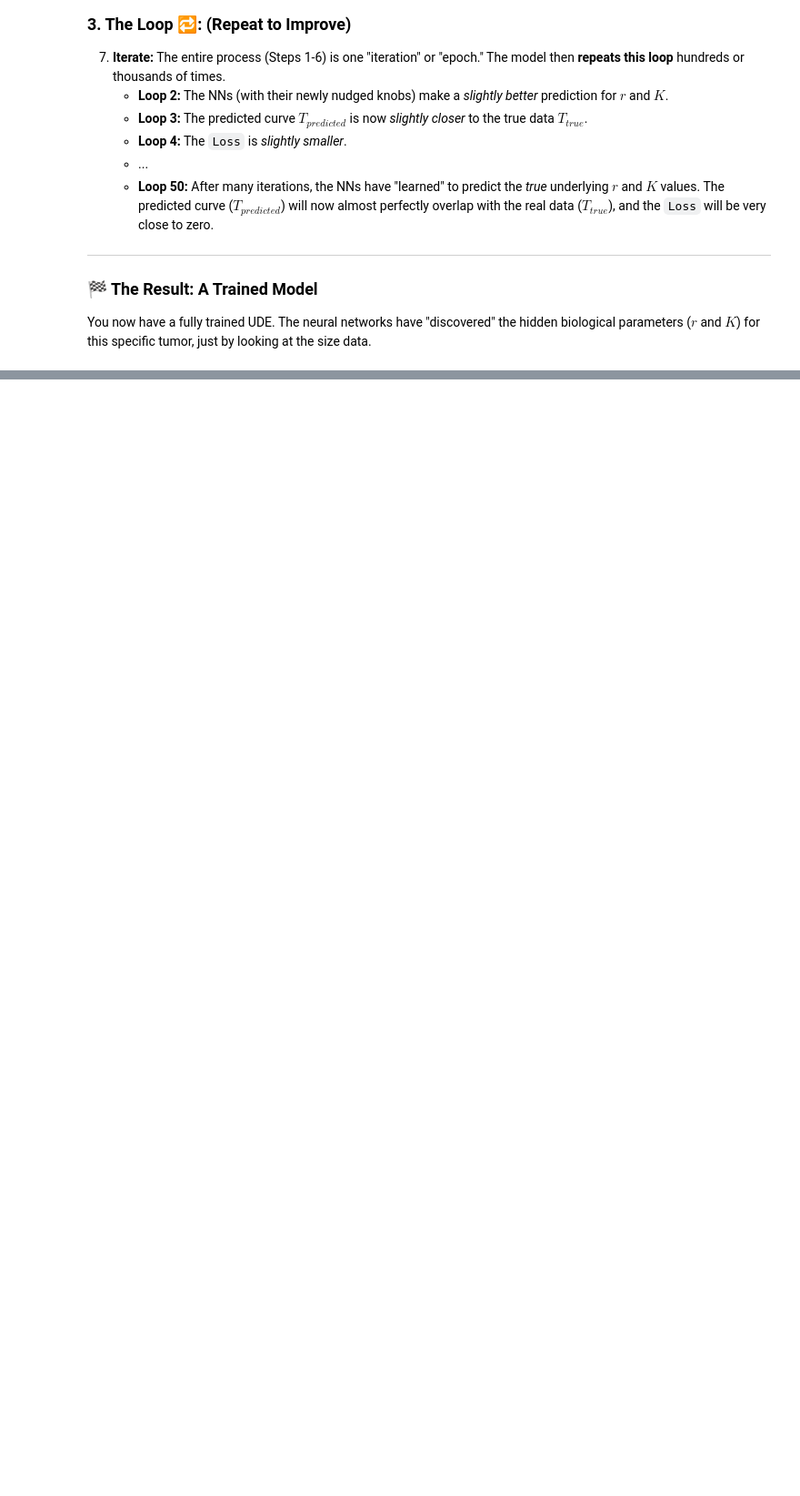
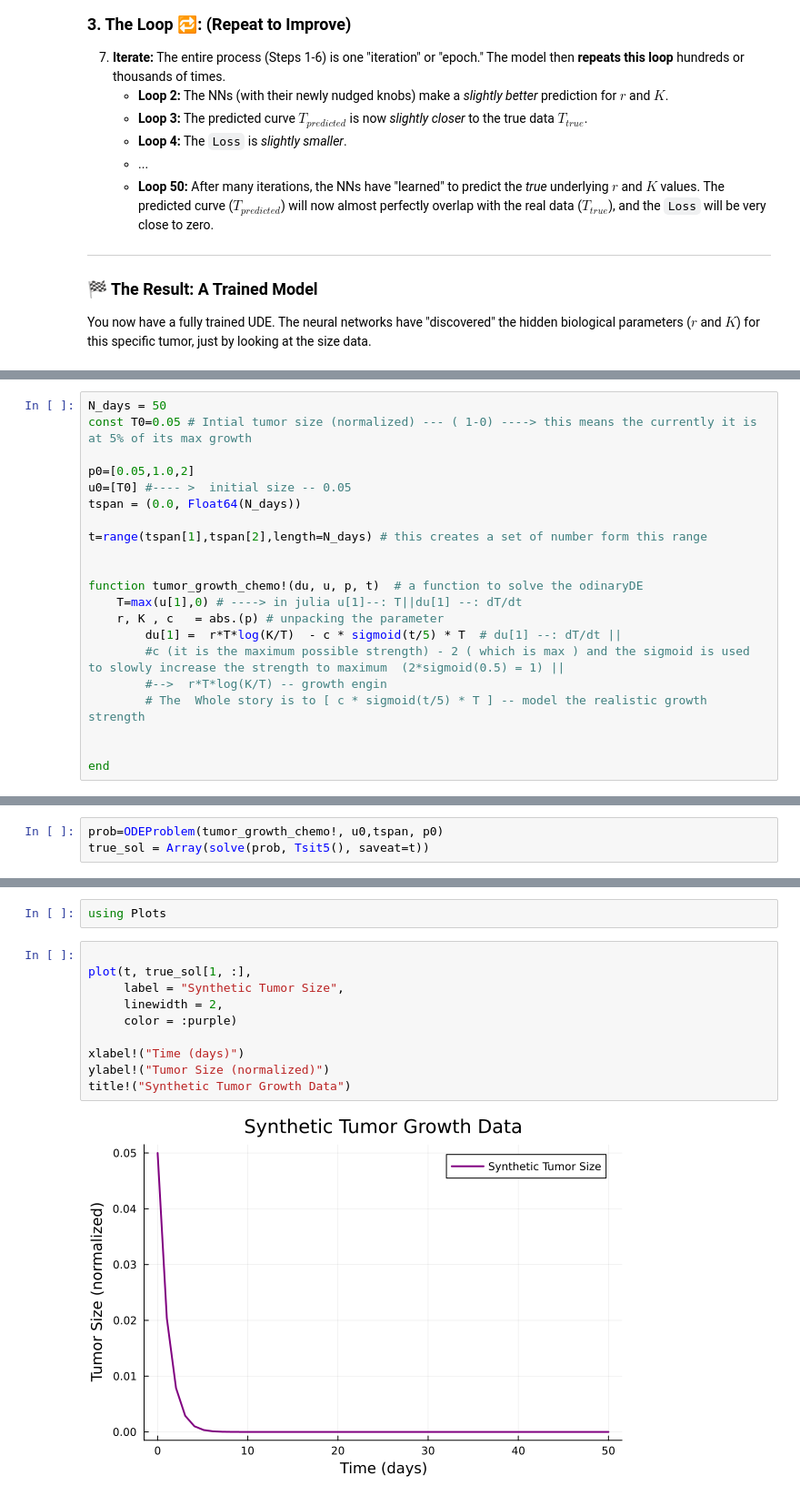
Before and after one commit to Nirbhay0007/SciML_Projects, a Jupyter notebook: cancer_growth_modeling.ipynb, the cells around one changed output, grey strips where cells are left out. Shown: that part at 91% size. Saved outputs shown, nothing was run; the diff lists cells and outputs as text; blank space fills up the shorter version.

```diff
--- a/cancer_growth_modeling.ipynb
+++ b/cancer_growth_modeling.ipynb
@@ -134,0 +143,21 @@ You now have a fully trained UDE. The neural networks have "discovered" the hidd
+# %%
+N_days = 50
+const T0=0.05 # Intial tumor size (normalized) --- ( 1-0) ----> this means the currently it is at 5% of its max growth
+
+p0=[0.05,1.0,2]
+u0=[T0] #---- >  initial size -- 0.05
+tspan = (0.0, Float64(N_days))
+
+t=range(tspan[1],tspan[2],length=N_days) # this creates a set of number form this range
+
+
+function tumor_growth_chemo!(du, u, p, t)  # a function to solve the odinaryDE
+    T=max(u[1],0) # ----> in julia u[1]--: T||du[1] --: dT/dt
+    r, K , c   = abs.(p) # unpacking the parameter
+        du[1] =  r*T*log(K/T)  - c * sigmoid(t/5) * T  # du[1] --: dT/dt ||
+        #c (it is the maximum possible strength) - 2 ( which is max ) and the sigmoid is used to slowly increase the strength to maximum  (2*sigmoid(0.5) = 1) ||
+        #-->  r*T*log(K/T) -- growth engin
+        # The  Whole story is to [ c * sigmoid(t/5) * T ] -- model the realistic growth strength
+
+
+end
@@ -134,0 +166,3 @@ You now have a fully trained UDE. The neural networks have "discovered" the hidd
+# %%
+prob=ODEProblem(tumor_growth_chemo!, u0,tspan, p0)
+true_sol = Array(solve(prob, Tsit5(), saveat=t))
@@ -134,0 +177,14 @@ You now have a fully trained UDE. The neural networks have "discovered" the hidd
+# %%
+using Plots
+# %%
+
+plot(t, true_sol[1, :],
+     label = "Synthetic Tumor Size",
+     linewidth = 2,
+     color = :purple)
+
+xlabel!("Time (days)")
+ylabel!("Tumor Size (normalized)")
+title!("Synthetic Tumor Growth Data")
+# %% [output]
+[figure, added]
```
Also changed, not shown: parts of 6 cells of this notebook.
